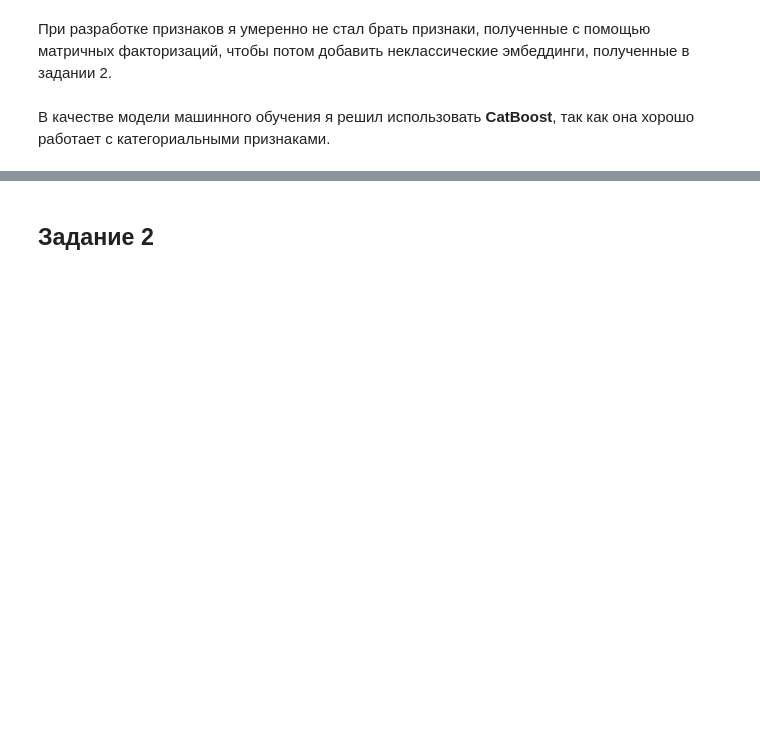
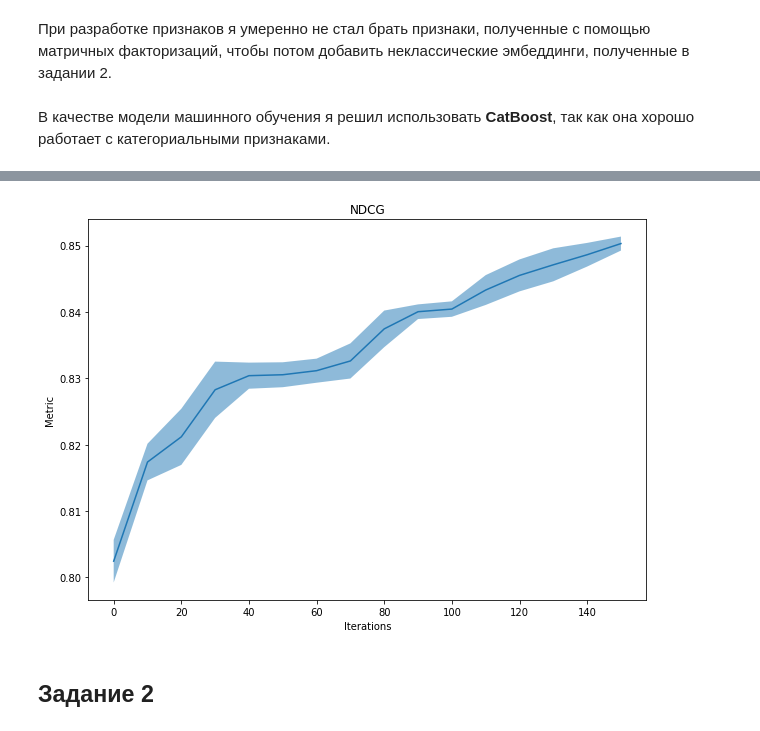
Before and after one commit to Sushentsev/recommendation-systems, a Jupyter notebook: hw2/solution.ipynb, the cells around one changed output, grey strips where cells are left out. Saved outputs shown, nothing was run; the diff lists cells and outputs as text; code cells hidden in the pictures; blank space fills up the shorter version.

```diff
--- a/hw2/solution.ipynb
+++ b/hw2/solution.ipynb
@@ -172,3 +307,7 @@ cv_data
+# %%
+plot_scores(scores, "NDCG:type=Base", "NDCG")
+# %% [output]
+[figure, added]
 # %% [markdown]
 ## Задание 2
 # %% [markdown]
```
Also changed, not shown: parts of 34 cells of this notebook, 3 other files.
